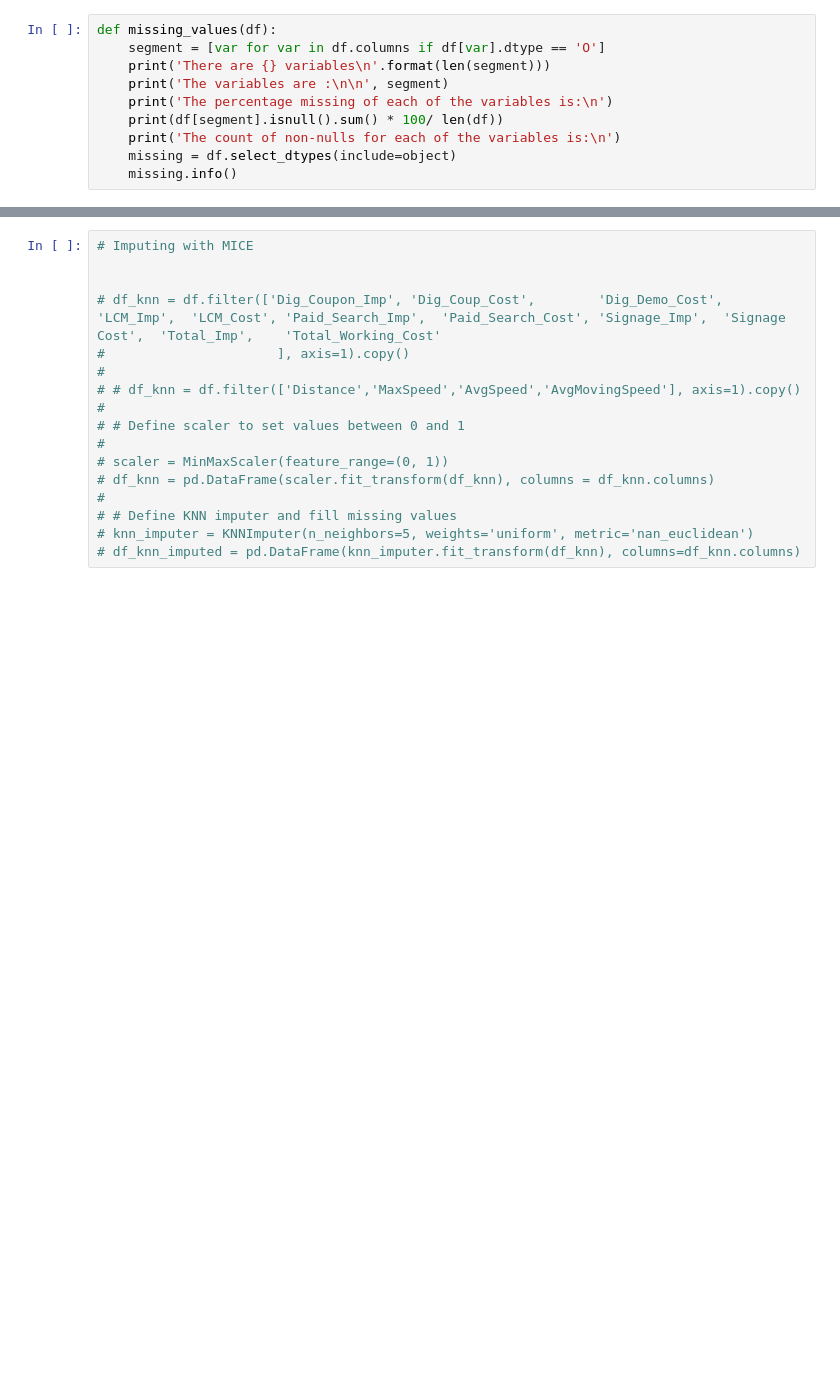
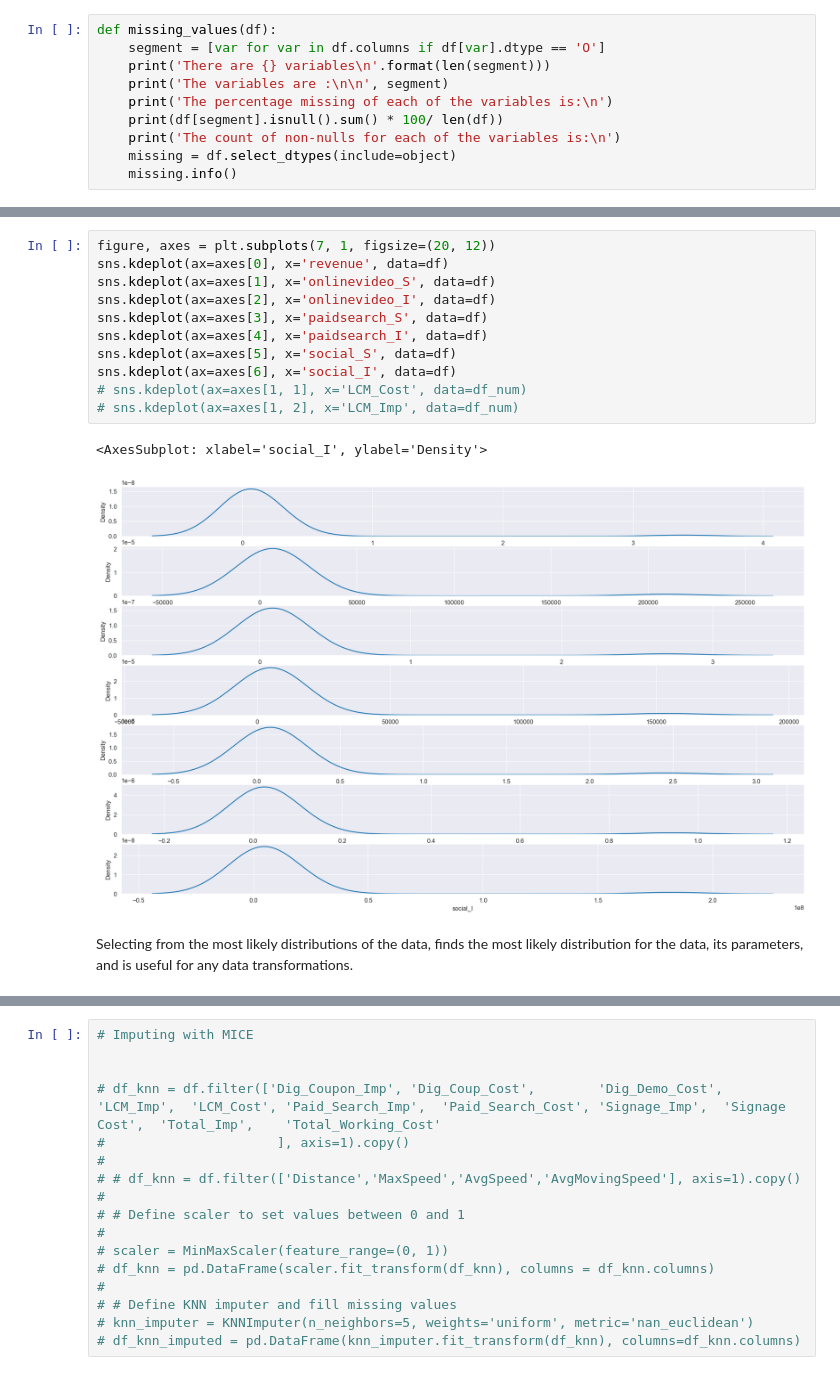
Before and after one commit to NA-Git/Bayesian_Methods, a Jupyter notebook: attribution/MMM/EDA.ipynb, the cells around one changed output, grey strips where cells are left out. Drawn from its saved outputs; the diff is of its cells as text; blank space fills up the shorter version.

```diff
--- a/attribution/MMM/EDA.ipynb
+++ b/attribution/MMM/EDA.ipynb
@@ -134,0 +129,18 @@ dtype: int64
+# %%
+figure, axes = plt.subplots(7, 1, figsize=(20, 12))
+sns.kdeplot(ax=axes[0], x='revenue', data=df)
+sns.kdeplot(ax=axes[1], x='onlinevideo_S', data=df)
+sns.kdeplot(ax=axes[2], x='onlinevideo_I', data=df)
+sns.kdeplot(ax=axes[3], x='paidsearch_S', data=df)
+sns.kdeplot(ax=axes[4], x='paidsearch_I', data=df)
+sns.kdeplot(ax=axes[5], x='social_S', data=df)
+sns.kdeplot(ax=axes[6], x='social_I', data=df)
+# sns.kdeplot(ax=axes[1, 1], x='LCM_Cost', data=df_num)
+# sns.kdeplot(ax=axes[1, 2], x='LCM_Imp', data=df_num)
+# %% [output]
+<AxesSubplot: xlabel='social_I', ylabel='Density'>
+[figure, added]
+# %% [markdown]
+Selecting from the most likely distributions of the data,
+finds the most likely distribution for the data, its parameters,
+and is useful for any data transformations.
```
Also changed, not shown: parts of 36 cells of this notebook.
